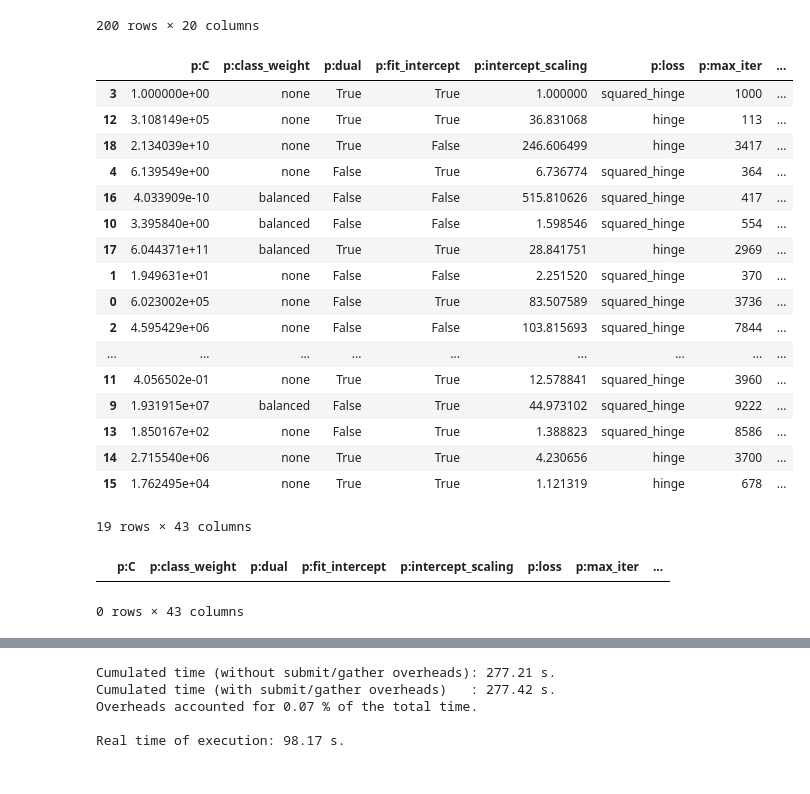
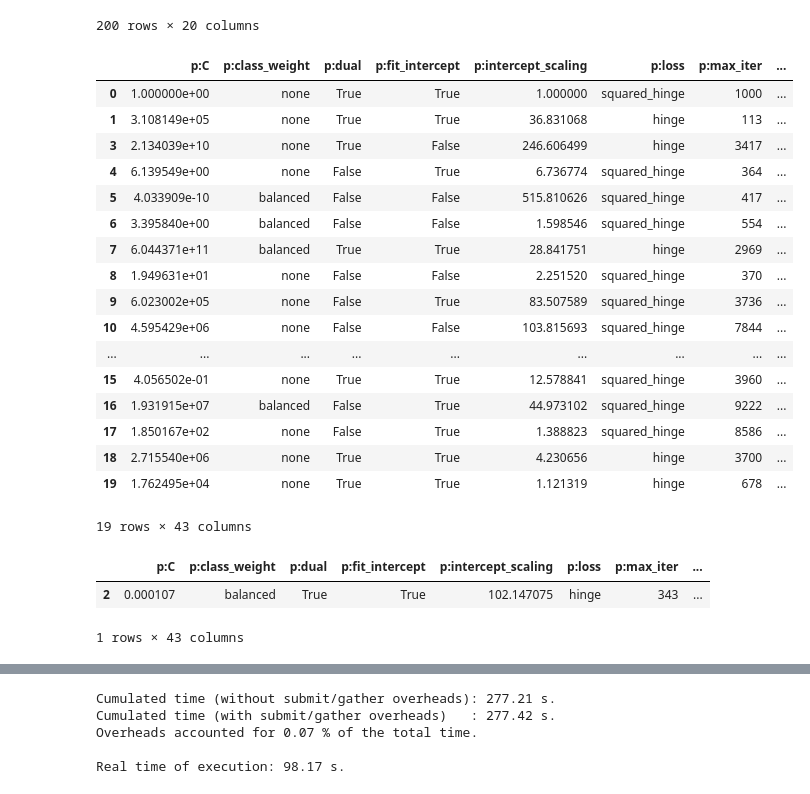
Before and after one commit to fmohr/lcdb, a Jupyter notebook: publications/2023-neurips/experiments/linearsvm/Analysis.ipynb, the cells around one changed output, grey strips where cells are left out. Saved outputs shown, nothing was run; the diff lists cells and outputs as text; code cells hidden in the pictures.

```diff
--- a/publications/2023-neurips/experiments/linearsvm/Analysis.ipynb
+++ b/publications/2023-neurips/experiments/linearsvm/Analysis.ipynb
@@ -93,36 +68,35 @@ def prepare_df(df):
 # %%
 # Load a dataframe with the results
 # The dataframe is sorted by `job_id` (increasing) as parallel jobs scheduled asynchronously
 # may be collected in a different order than when they were submitted.
-r_df = pd.read_csv("results.csv")
-r_df, r_df_failed = filter_failed_objectives(r_df)
+r_df, r_df_failed = read_csv_results("results.csv")
 
-r_df = prepare_df(r_df)
 r_df
 # %% [output]
 |  | p:C | p:class_weight | p:dual | p:fit_intercept | p:intercept_scaling | p:loss | p:max_iter | ... |
-| 3 | 1.000000e+00 | none | True | True | 1.000000 | squared_hinge | 1000 | ... |
-| 12 | 3.108149e+05 | none | True | True | 36.831068 | hinge | 113 | ... |
-| 18 | 2.134039e+10 | none | True | False | 246.606499 | hinge | 3417 | ... |
+| 0 | 1.000000e+00 | none | True | True | 1.000000 | squared_hinge | 1000 | ... |
+| 1 | 3.108149e+05 | none | True | True | 36.831068 | hinge | 113 | ... |
+| 3 | 2.134039e+10 | none | True | False | 246.606499 | hinge | 3417 | ... |
 | 4 | 6.139549e+00 | none | False | True | 6.736774 | squared_hinge | 364 | ... |
-| 16 | 4.033909e-10 | balanced | False | False | 515.810626 | squared_hinge | 417 | ... |
-| 10 | 3.395840e+00 | balanced | False | False | 1.598546 | squared_hinge | 554 | ... |
-| 17 | 6.044371e+11 | balanced | True | True | 28.841751 | hinge | 2969 | ... |
-| 1 | 1.949631e+01 | none | False | False | 2.251520 | squared_hinge | 370 | ... |
-| 0 | 6.023002e+05 | none | False | True | 83.507589 | squared_hinge | 3736 | ... |
-| 2 | 4.595429e+06 | none | False | False | 103.815693 | squared_hinge | 7844 | ... |
+| 5 | 4.033909e-10 | balanced | False | False | 515.810626 | squared_hinge | 417 | ... |
+| 6 | 3.395840e+00 | balanced | False | False | 1.598546 | squared_hinge | 554 | ... |
+| 7 | 6.044371e+11 | balanced | True | True | 28.841751 | hinge | 2969 | ... |
+| 8 | 1.949631e+01 | none | False | False | 2.251520 | squared_hinge | 370 | ... |
+| 9 | 6.023002e+05 | none | False | True | 83.507589 | squared_hinge | 3736 | ... |
+| 10 | 4.595429e+06 | none | False | False | 103.815693 | squared_hinge | 7844 | ... |
 | ... | ... | ... | ... | ... | ... | ... | ... | ... |
-| 11 | 4.056502e-01 | none | True | True | 12.578841 | squared_hinge | 3960 | ... |
-| 9 | 1.931915e+07 | balanced | False | True | 44.973102 | squared_hinge | 9222 | ... |
-| 13 | 1.850167e+02 | none | False | True | 1.388823 | squared_hinge | 8586 | ... |
-| 14 | 2.715540e+06 | none | True | True | 4.230656 | hinge | 3700 | ... |
-| 15 | 1.762495e+04 | none | True | True | 1.121319 | hinge | 678 | ... |
+| 15 | 4.056502e-01 | none | True | True | 12.578841 | squared_hinge | 3960 | ... |
+| 16 | 1.931915e+07 | balanced | False | True | 44.973102 | squared_hinge | 9222 | ... |
+| 17 | 1.850167e+02 | none | False | True | 1.388823 | squared_hinge | 8586 | ... |
+| 18 | 2.715540e+06 | none | True | True | 4.230656 | hinge | 3700 | ... |
+| 19 | 1.762495e+04 | none | True | True | 1.121319 | hinge | 678 | ... |
 19 rows × 43 columns
 # %%
 r_df_failed
 # %% [output]
 |  | p:C | p:class_weight | p:dual | p:fit_intercept | p:intercept_scaling | p:loss | p:max_iter | ... |
+| 2 | 0.000107 | balanced | True | True | 102.147075 | hinge | 343 | ... |
-0 rows × 43 columns
+1 rows × 43 columns
 # %%
 idx = 0
 print(r_df_failed.iloc[idx])
```
Also changed, not shown: parts of 3 cells of this notebook, 3 other files.
